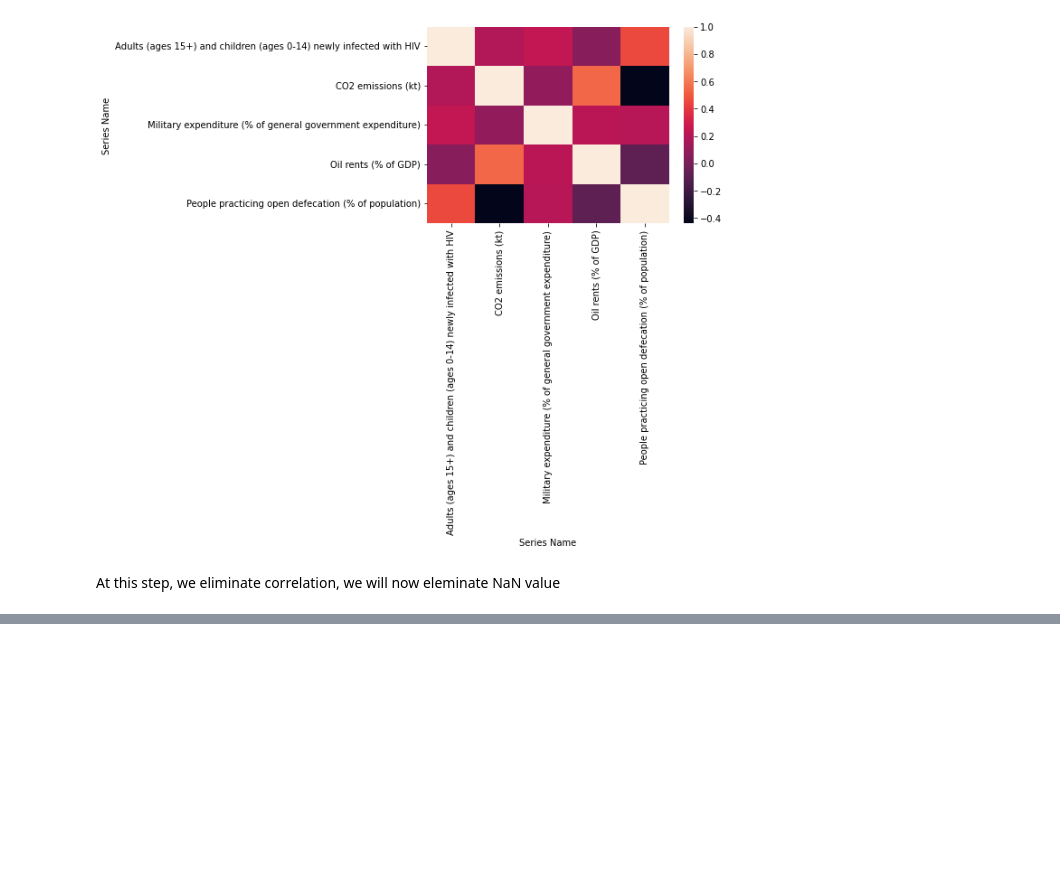
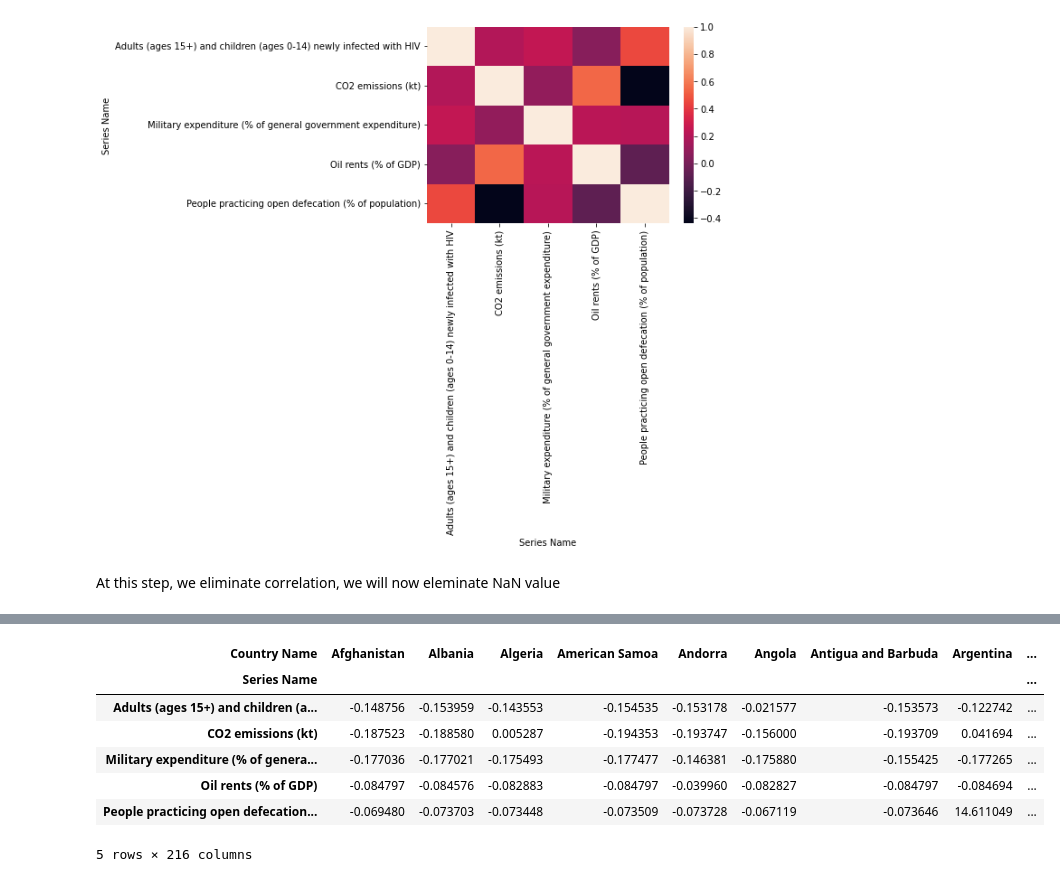
Before and after one commit to f2ire/IA_project, a Jupyter notebook: report1.ipynb, the cells around one changed output, grey strips where cells are left out. Drawn from its saved outputs; the diff is of its cells as text; code cells hidden in the pictures; blank space fills up the shorter version.

Commit message:
[UPDATE] Normalized data

```diff
--- a/report1.ipynb
+++ b/report1.ipynb
@@ -155,0 +164,12 @@ print(sum(df_step4_clean.isnull().sum()))
+# %%
+importlib.reload(dm)
+n_df = dm.normalize_df(df_step4_clean)
+# %% [output]
+| Country Name | Afghanistan | Albania | Algeria | American Samoa | Andorra | Angola | Antigua and Barbuda | Argentina | ... |
+| Series Name |  |  |  |  |  |  |  |  | ... |
+| Adults (ages 15+) and children (a... | -0.148756 | -0.153959 | -0.143553 | -0.154535 | -0.153178 | -0.021577 | -0.153573 | -0.122742 | ... |
+| CO2 emissions (kt) | -0.187523 | -0.188580 | 0.005287 | -0.194353 | -0.193747 | -0.156000 | -0.193709 | 0.041694 | ... |
+| Military expenditure (% of genera... | -0.177036 | -0.177021 | -0.175493 | -0.177477 | -0.146381 | -0.175880 | -0.155425 | -0.177265 | ... |
+| Oil rents (% of GDP) | -0.084797 | -0.084576 | -0.082883 | -0.084797 | -0.039960 | -0.082827 | -0.084797 | -0.084694 | ... |
+| People practicing open defecation... | -0.069480 | -0.073703 | -0.073448 | -0.073509 | -0.073728 | -0.067119 | -0.073646 | 14.611049 | ... |
+5 rows × 216 columns
```
Also changed, not shown: parts of 2 cells of this notebook, 1 other file.
